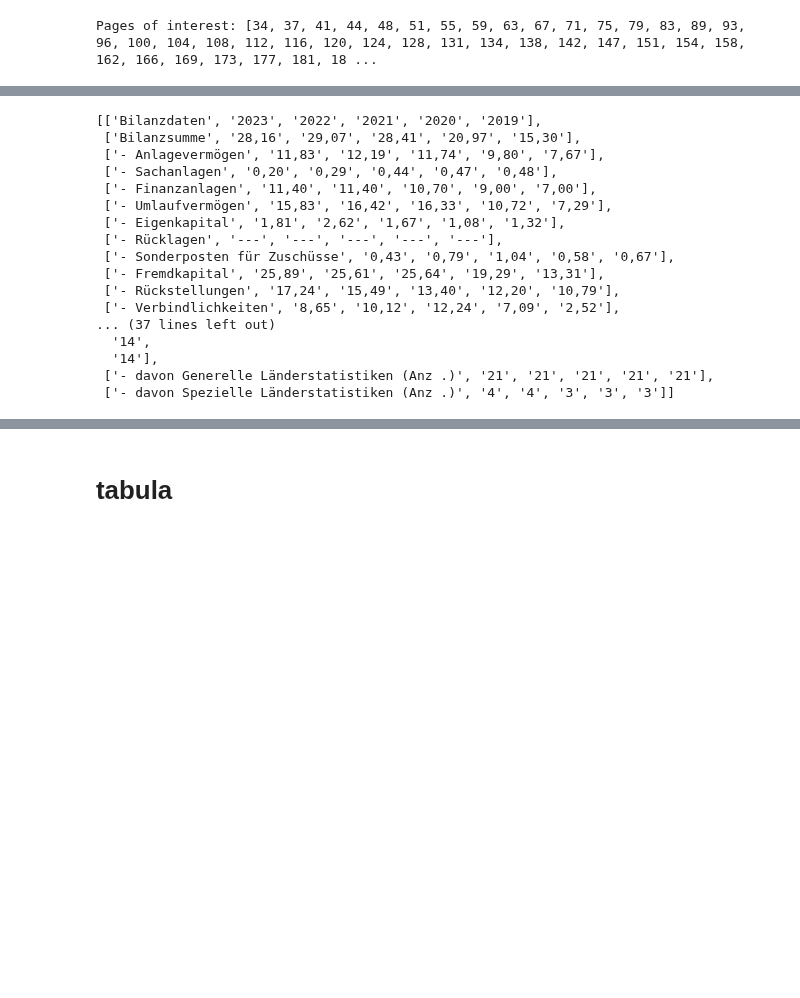
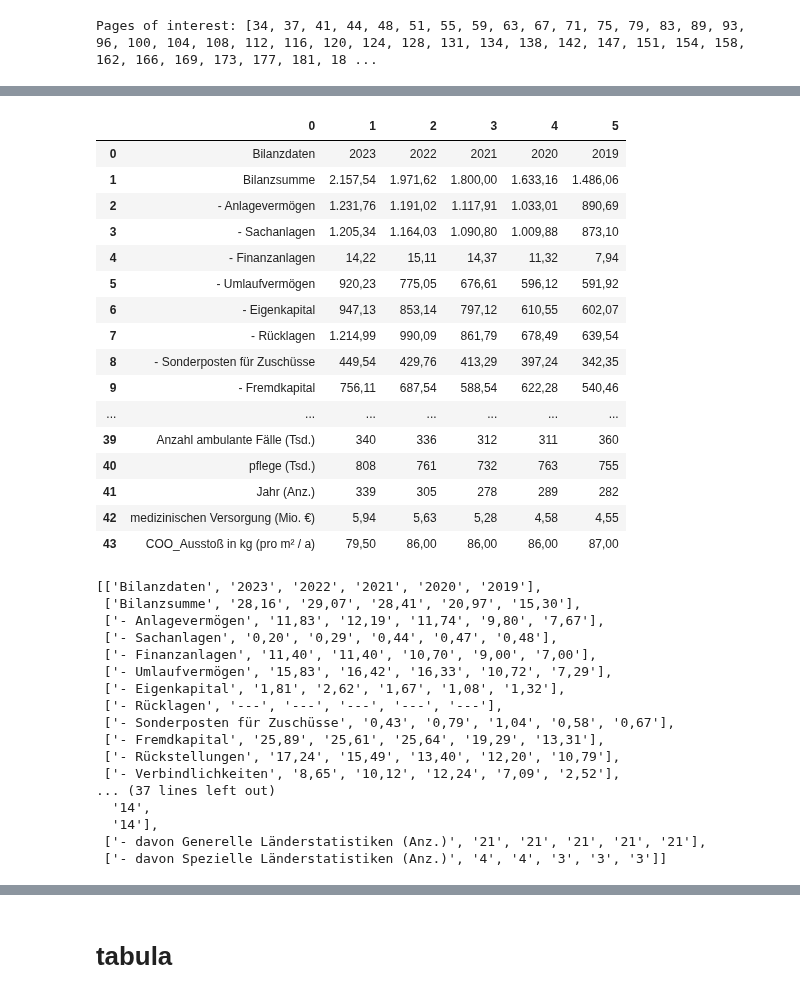
Before and after one commit to Famondir/Thesis, a Jupyter notebook: Beteiligungsberichte/extract_data_bb.ipynb, the cells around one changed output, grey strips where cells are left out. Cells and saved outputs as stored; diff of their text form; code cells hidden in the pictures; blank space fills up the shorter version.

```diff
--- a/Beteiligungsberichte/extract_data_bb.ipynb
+++ b/Beteiligungsberichte/extract_data_bb.ipynb
@@ -13,3 +15,25 @@ for i in range(len(pdf)):
     page = pdf[i]
     text = page.get_textpage().get_text_range()
     pages_text.append(text)
+# %%
+toc = pages_text[6].split("\r\n")+pages_text[7].split("\r\n")
+start_idx = [idx for idx, line in enumerate(toc) if "6. Einzeldarstellung" in line][0]+1
+end_idx = [idx for idx, line in enumerate(toc) if "7. Anhang" in line][0]
+
+toc = toc[start_idx:end_idx]
+toc = [line.strip() for line in toc if line.strip()]
+toc = [re.sub(r"\s?(\.)+\s\d+", "", line) for line in toc]
+# Combine entries that end with "-" with the following entry
+combined_toc = []
+skip_next = False
+for i, entry in enumerate(toc):
+    if skip_next:
+        skip_next = False
+        continue
+    if entry.endswith("-") and i + 1 < len(toc):
+        combined_toc.append(entry + " " + toc[i + 1])
+        skip_next = True
+    else:
+        combined_toc.append(entry)
+toc = combined_toc
+[{"title": company, "nr": idx, "page": page_numbers[idx]} for idx, company in enumerate(toc)]
@@ -16,5 +58,7 @@ for i in range(len(pdf)):
 # %%
 pages_of_interest = [{'text': page_text, 'page_number': i} for i, page_text in enumerate(pages_text) if 'Wirtschaftsdaten (in Mio. €)' in page_text]
+for idx, entry in enumerate(toc):
+        pages_of_interest[idx]['company'] = entry
 # %%
 page_numbers = [page['page_number'] for page in pages_of_interest]
 print(f"Pages of interest: {page_numbers}")
@@ -42,10 +86,11 @@ pprint(pages_of_interest[1])
          '38'}
 # %%
 def extract_numbers(text):
-    text = re.sub(r'(-?([\.\d]+),?(\d*))', r' \1', text) # seperate numbers with spaces
+    text = re.sub(r'(-?(?:\d+\.?\d*),?(\d*))', r' \1', text) # seperate numbers with spaces
+    text = text.replace('CO 2-', 'COO_')  # replace line breaks with spaces
     # pprint(text)
     # Only match spaces that are not preceded by \r or \n
-    pattern = r'((?:-?[a-zA-ZäöüÄÖÜß² /\.\(\)%€]+)(?:(?:[^\r\n]\s*-?[\.\d]+(?:,[\d]+)?)|(?:\s---)){2,})'
+    pattern = r'((?:-?[a-zA-ZäöüÄÖÜß² /\.\(\)%€_]+)(?:(?:[^\r\n]\s*-?[\.\d]+(?:,[\d]+)?)|(?:\s---)){1,})'
     matches = []
     for match in re.findall(pattern, text):
         s = match
@@ -53,7 +98,8 @@ def extract_numbers(text):
         # Split before every number or '---'
         split_parts = re.split(r'(?=\s+-?(?:\d+\.?\d*)(?:,[\d]+)?)|(?=\s---)', s)
         matches.append([part.strip() for part in split_parts if part.strip()])
+    matches = [m for m in matches if len(m) > 1]  # Filter out single-item lists
     return matches
 
-pprint(extract_numbers(pages_of_interest[40]['text']))
+pprint(extract_numbers(pages_of_interest[55]['text']))
 # %% [output]
@@ -77,3 +123,23 @@ pprint(extract_numbers(pages_of_interest[40]['text']))
+# %%
+pd.DataFrame(extract_numbers(pages_of_interest[55]['text']))
+# %% [output]
+|  | 0 | 1 | 2 | 3 | 4 | 5 |
+| 0 | Bilanzdaten | 2023 | 2022 | 2021 | 2020 | 2019 |
+| 1 | Bilanzsumme | 2.157,54 | 1.971,62 | 1.800,00 | 1.633,16 | 1.486,06 |
+| 2 | - Anlagevermögen | 1.231,76 | 1.191,02 | 1.117,91 | 1.033,01 | 890,69 |
+| 3 | - Sachanlagen | 1.205,34 | 1.164,03 | 1.090,80 | 1.009,88 | 873,10 |
+| 4 | - Finanzanlagen | 14,22 | 15,11 | 14,37 | 11,32 | 7,94 |
+| 5 | - Umlaufvermögen | 920,23 | 775,05 | 676,61 | 596,12 | 591,92 |
+| 6 | - Eigenkapital | 947,13 | 853,14 | 797,12 | 610,55 | 602,07 |
+| 7 | - Rücklagen | 1.214,99 | 990,09 | 861,79 | 678,49 | 639,54 |
+| 8 | - Sonderposten für Zuschüsse | 449,54 | 429,76 | 413,29 | 397,24 | 342,35 |
+| 9 | - Fremdkapital | 756,11 | 687,54 | 588,54 | 622,28 | 540,46 |
+| ... | ... | ... | ... | ... | ... | ... |
+| 39 | Anzahl ambulante Fälle (Tsd.) | 340 | 336 | 312 | 311 | 360 |
+| 40 | pflege (Tsd.) | 808 | 761 | 732 | 763 | 755 |
+| 41 | Jahr (Anz.) | 339 | 305 | 278 | 289 | 282 |
+| 42 | medizinischen Versorgung (Mio. €) | 5,94 | 5,63 | 5,28 | 4,58 | 4,55 |
+| 43 | COO_Ausstoß in kg (pro m² / a) | 79,50 | 86,00 | 86,00 | 86,00 | 87,00 |
 # %%
 matches_reference = extract_numbers(pages_of_interest[0]['text'])
 pprint(matches_reference)
@@ -93,8 +159,8 @@ pprint(matches_reference)
 ... (37 lines left out)
   '14',
   '14'],
- ['- davon Generelle Länderstatistiken (Anz .)', '21', '21', '21', '21', '21'],
- ['- davon Spezielle Länderstatistiken (Anz .)', '4', '4', '3', '3', '3']]
+ ['- davon Generelle Länderstatistiken (Anz.)', '21', '21', '21', '21', '21'],
+ ['- davon Spezielle Länderstatistiken (Anz.)', '4', '4', '3', '3', '3']]
 # %%
 common_row_names = [entry[0] for entry in matches_reference[1:37]]
 common_row_names
```
Also changed, not shown: parts of 14 cells of this notebook.
